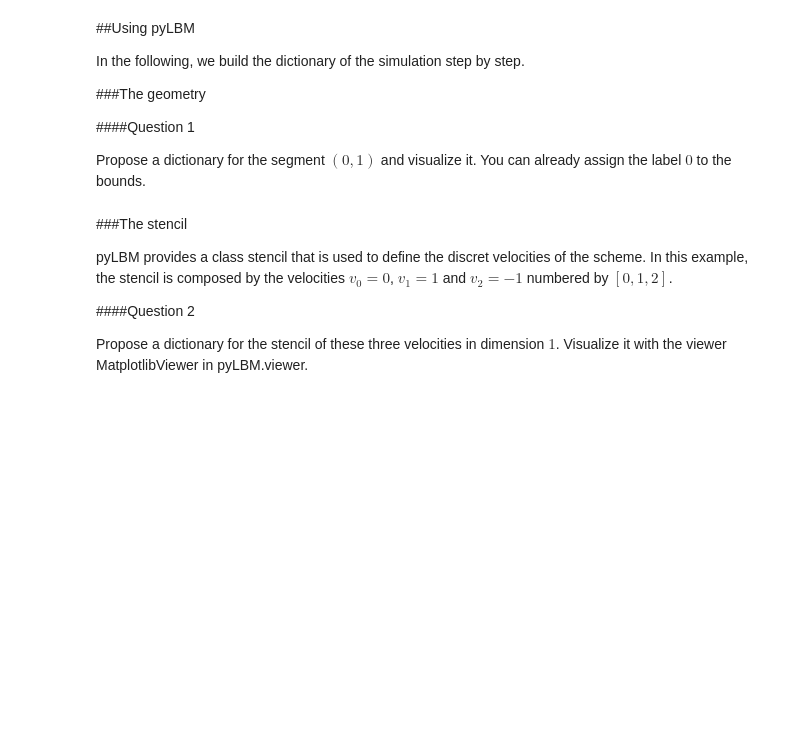
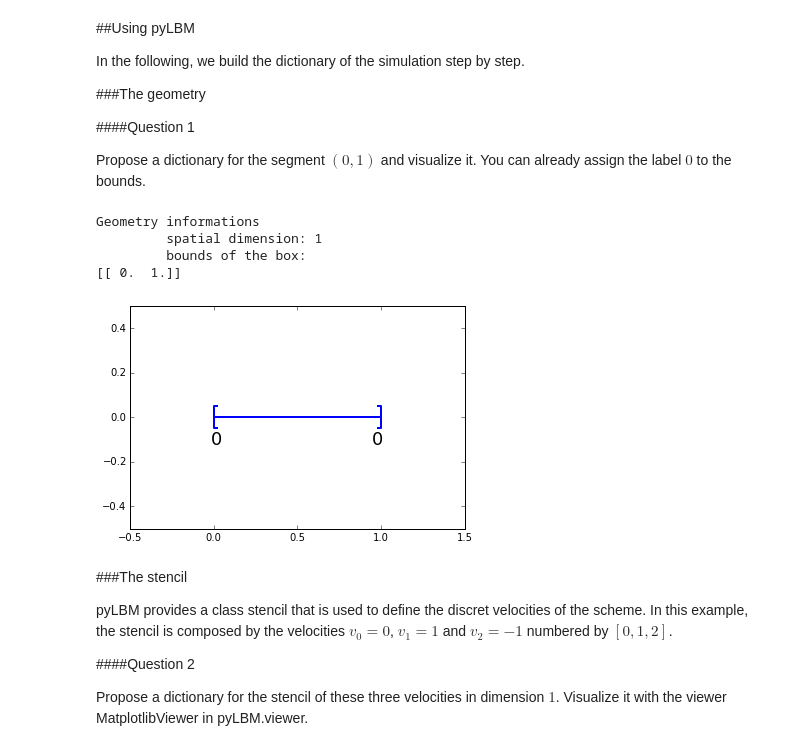
Before and after one commit to gouarin/pylbm_notebook, a Jupyter notebook: 03_heat_1D.ipynb, the cells around one changed output. Saved outputs shown, nothing was run; the diff lists cells and outputs as text; code cells hidden in the pictures; blank space fills up the shorter version.

```diff
--- a/03_heat_1D.ipynb
+++ b/03_heat_1D.ipynb
@@ -70,6 +74,23 @@ In the following, we build the dictionary of the simulation step by step.
 ####Question 1
 
 Propose a dictionary for the segment $(0,1)$ and visualize it. You can already assign the label $0$ to the bounds.
+# %%
+import pyLBM
+import numpy as np
+%matplotlib inline
+xmin, xmax = 0., 1.
+dico_geom = {
+    'box': {'x': [xmin, xmax], 'label':0},
+}
+geom = pyLBM.Geometry(dico_geom)
+print geom
+geom.visualize(viewlabel=True)
+# %% [output]
+Geometry informations
+         spatial dimension: 1
+         bounds of the box:
+[[ 0.  1.]]
+[figure, added]
 # %% [markdown]
 ###The stencil
 
```
Also changed, not shown: parts of 7 cells of this notebook, 13 other files.
